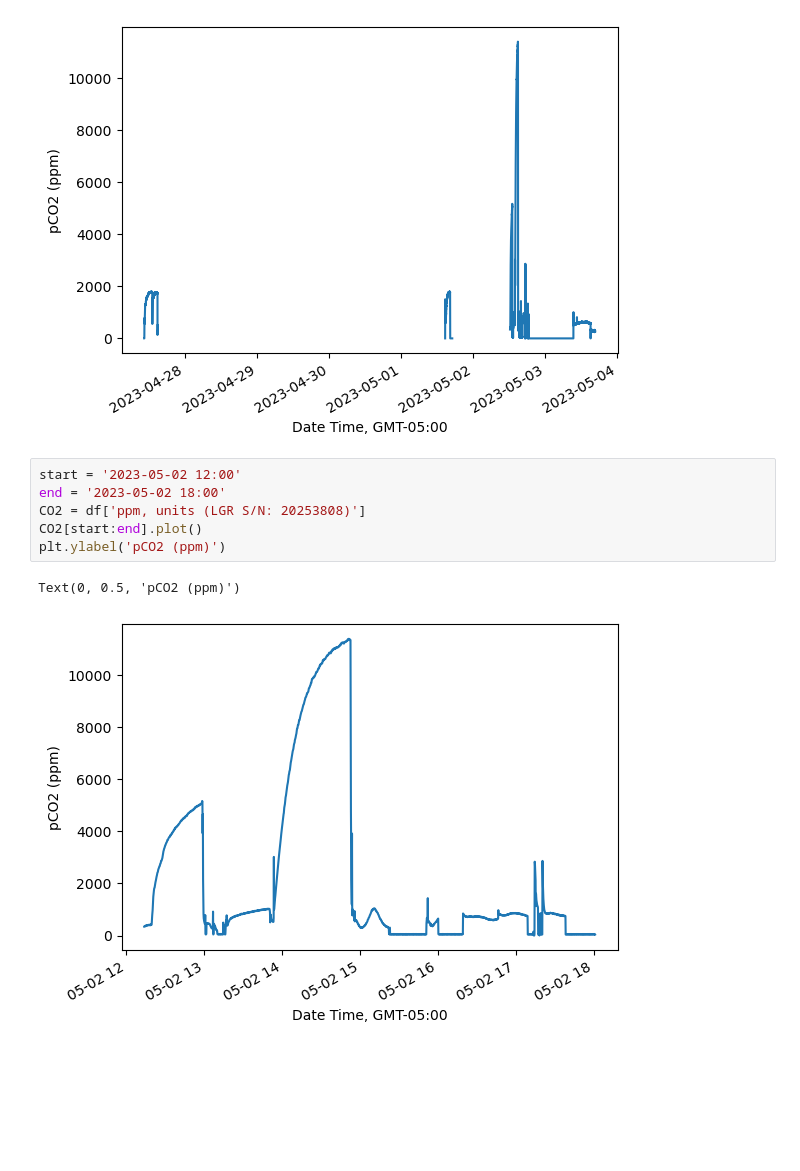
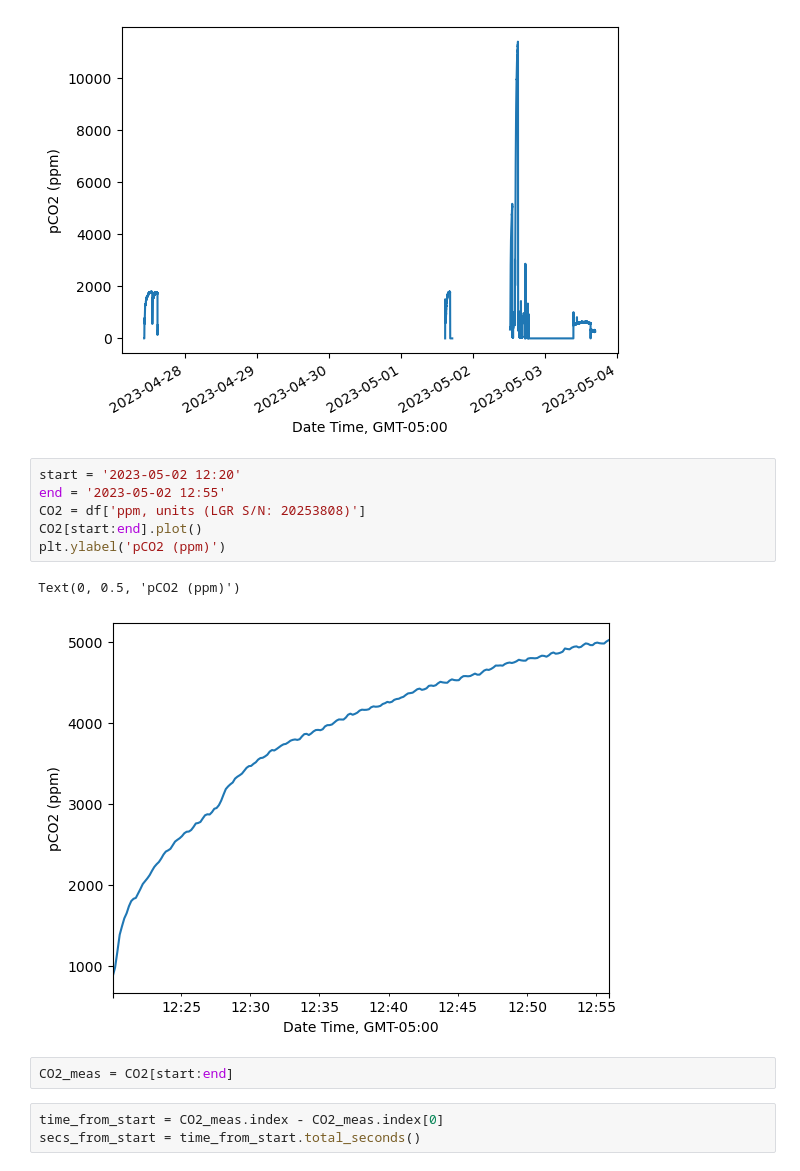
Before and after one commit to CovingtonResearchGroup/CCZ-student-python-training, a Jupyter notebook: CO2-Oxygen.ipynb, the cells around one changed output. Drawn from its saved outputs; the diff is of its cells as text; blank space fills up the shorter version.

```diff
--- a/CO2-Oxygen.ipynb
+++ b/CO2-Oxygen.ipynb
@@ -16,11 +16,16 @@ plt.ylabel('pCO2 (ppm)')
 Text(0, 0.5, 'pCO2 (ppm)')
 [figure]
 # %%
-start = '2023-05-02 12:00'
-end = '2023-05-02 18:00'
+start = '2023-05-02 12:20'
+end = '2023-05-02 12:55'
 CO2 = df['ppm, units (LGR S/N: 20253808)']
 CO2[start:end].plot()
 plt.ylabel('pCO2 (ppm)')
 # %% [output]
 Text(0, 0.5, 'pCO2 (ppm)')
-[figure, old version]
+[figure, new version]
+# %%
+CO2_meas = CO2[start:end]
+# %%
+time_from_start = CO2_meas.index - CO2_meas.index[0]
+secs_from_start = time_from_start.total_seconds()
```
Also changed, not shown: parts of 7 cells of this notebook, 1 other file.
